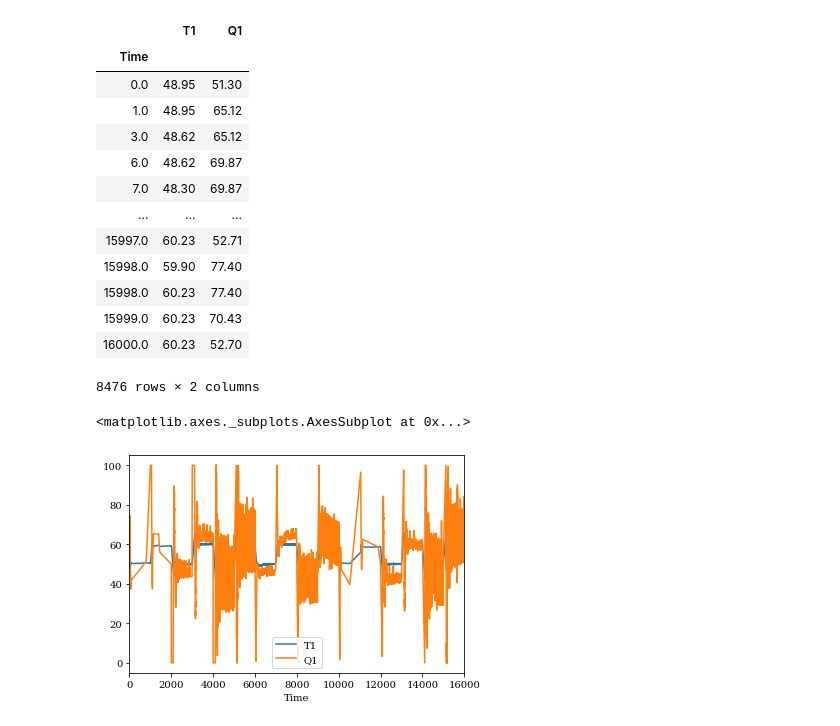
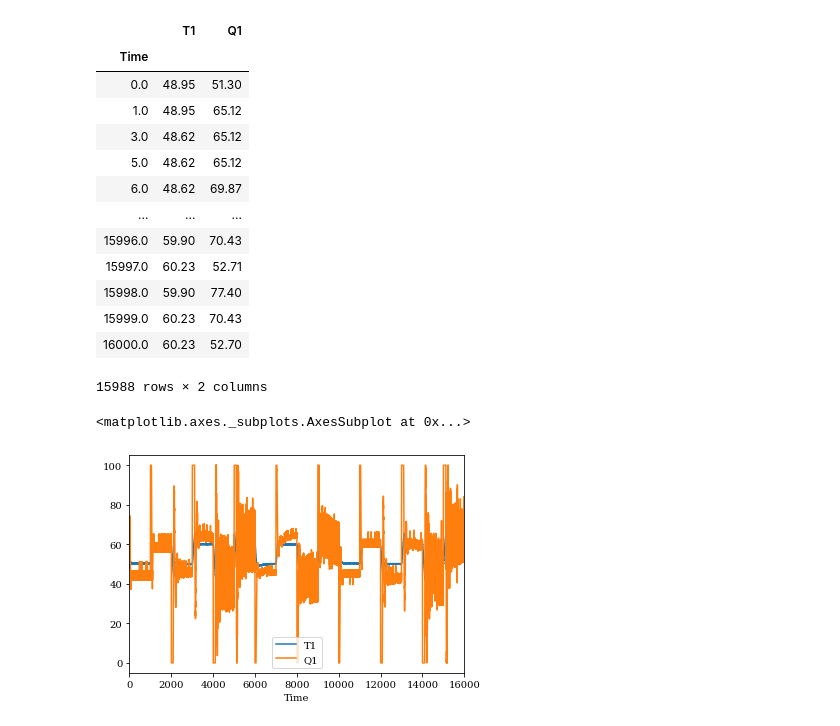
Before and after one commit to JarrydWebber/CPB-Group-17-2020, a Jupyter notebook: Control Comparisons CSV Load.ipynb, the cells around one changed output. Drawn from its saved outputs; the diff is of its cells as text; code cells hidden in the pictures.

```diff
--- a/Control Comparisons CSV Load.ipynb
+++ b/Control Comparisons CSV Load.ipynb
@@ -15,28 +15,30 @@ run_length = 2000
 # %%
 Names = ['CC P', 'CC PI', 'CC PID', 'IAE Setpoint PI', 'IAE Setpoint PID', 'IAE Distrurbance P', 'IAE Distrurbance PI', 'IAE Distrurbance PID']
 # %%
-data_frame = pandas.read_csv("Controller Testing.csv", usecols = ['Time', 'T1', 'Q1'], index_col=['Time']).drop_duplicates()
+# data_frame = pandas.read_csv("Controller Testing.csv", usecols = ['Time', 'T1', 'Q1']).drop_duplicates(subset = 'Time')
+data_frame = pandas.read_csv("Controller Testing.csv", usecols = ['Time', 'T1', 'Q1'], index_col='Time')
+data_frame = data_frame.loc[~data_frame.index.duplicated(keep='first')]
 data_frame
 # %% [output]
 |  | T1 | Q1 |
 | Time |  |  |
 | 0.0 | 48.95 | 51.30 |
 | 1.0 | 48.95 | 65.12 |
 | 3.0 | 48.62 | 65.12 |
+| 5.0 | 48.62 | 65.12 |
 | 6.0 | 48.62 | 69.87 |
-| 7.0 | 48.30 | 69.87 |
 | ... | ... | ... |
+| 15996.0 | 59.90 | 70.43 |
 | 15997.0 | 60.23 | 52.71 |
 | 15998.0 | 59.90 | 77.40 |
-| 15998.0 | 60.23 | 77.40 |
 | 15999.0 | 60.23 | 70.43 |
 | 16000.0 | 60.23 | 52.70 |
-8476 rows × 2 columns
+15988 rows × 2 columns
 # %%
 data_frame.plot()
 # %% [output]
 <matplotlib.axes._subplots.AxesSubplot at 0x...>
-[figure, old version]
+[figure, new version]
 # %%
 checker = 1
 lower = 0
```
Also changed, not shown: parts of 1 cell of this notebook, 4 other files.
